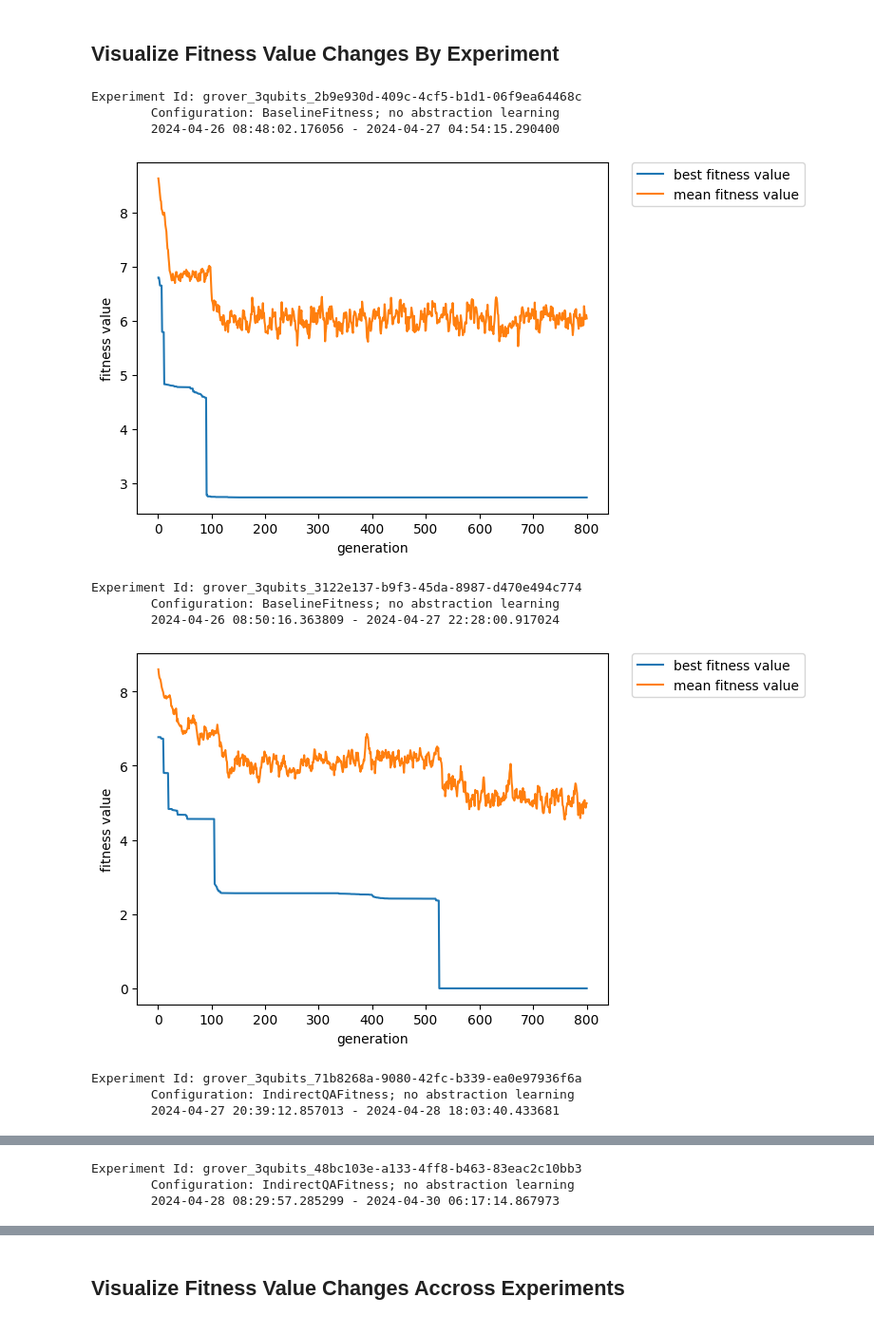
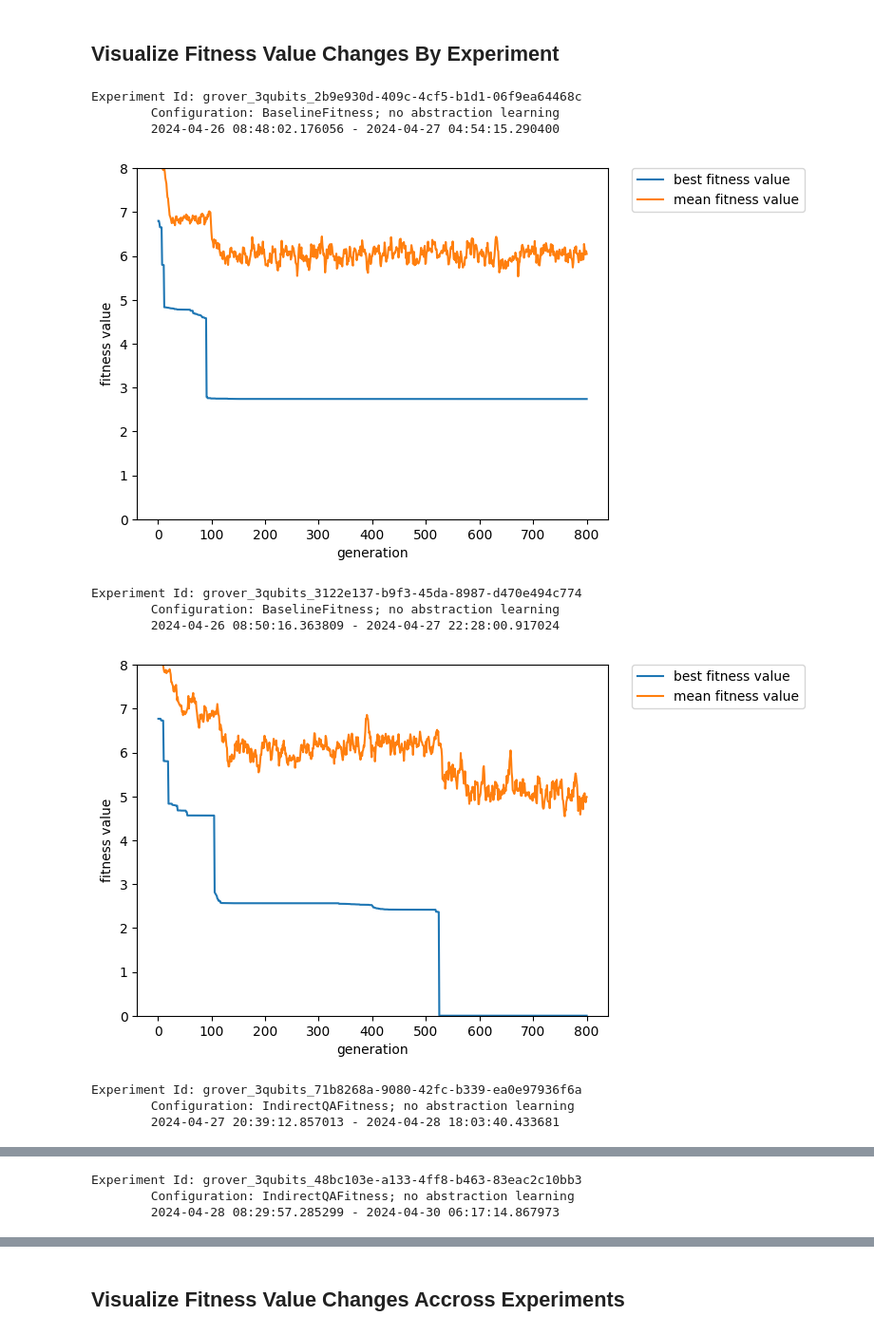
Before and after one commit to westoun/gp4qc, a Jupyter notebook: evaluation.ipynb, the cells around one changed output, grey strips where cells are left out. Shown at 95% size. Drawn from its saved outputs; the diff is of its cells as text; code cells hidden in the pictures.

```diff
--- a/evaluation.ipynb
+++ b/evaluation.ipynb
@@ -93,34 +93,35 @@ events = all_events
 # %%
 from matplotlib import pyplot as plt
 
 experiment_ids = experiments["experiment_id"].unique()
 
 for experiment_id in experiment_ids:
     configuration = experiments.loc[experiments["experiment_id"] == experiment_id]["configuration"].tolist()[0].strip()
 
     current_fitness_values = fitness_values.loc[fitness_values["experiment_id"] == experiment_id]
 
     ax = plt.subplot()
     ax.plot(current_fitness_values["generation"], current_fitness_values["best_fitness_value"])
     ax.plot(current_fitness_values["generation"], current_fitness_values["mean_fitness_value"])
     ax.set_xlabel("generation")
     ax.set_ylabel("fitness value")
+    ax.set_ylim([0, 8])
 
     print(f"Experiment Id: {experiment_id}")
     print(f"\tConfiguration: {configuration}")
     print(f"\t{current_fitness_values['created_at'].min()} - {current_fitness_values['created_at'].max()}")
 
     plt.legend(["best fitness value", "mean fitness value"], bbox_to_anchor=(1.05, 1), loc='upper left', borderaxespad=0)
     plt.show()
 # %% [output]
 Experiment Id: grover_3qubits_2b9e930d-409c-4cf5-b1d1-06f9ea64468c
         Configuration: BaselineFitness; no abstraction learning
         2024-04-26 08:48:02.176056 - 2024-04-27 04:54:15.290400
-[figure, old version]
+[figure, new version]
 Experiment Id: grover_3qubits_3122e137-b9f3-45da-8987-d470e494c774
         Configuration: BaselineFitness; no abstraction learning
         2024-04-26 08:50:16.363809 - 2024-04-27 22:28:00.917024
-[figure, old version]
+[figure, new version]
 Experiment Id: grover_3qubits_71b8268a-9080-42fc-b339-ea0e97936f6a
         Configuration: IndirectQAFitness; no abstraction learning
         2024-04-27 20:39:12.857013 - 2024-04-28 18:03:40.433681
```
Also changed, not shown: parts of 3 cells of this notebook.
